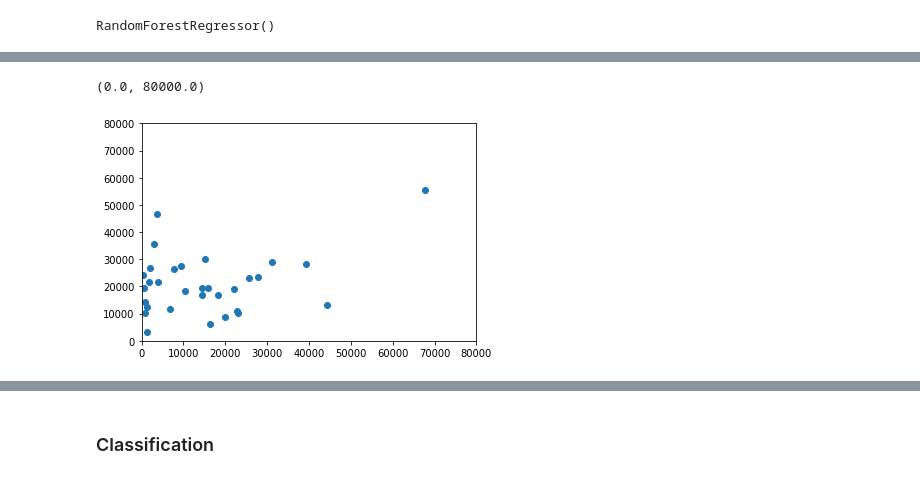
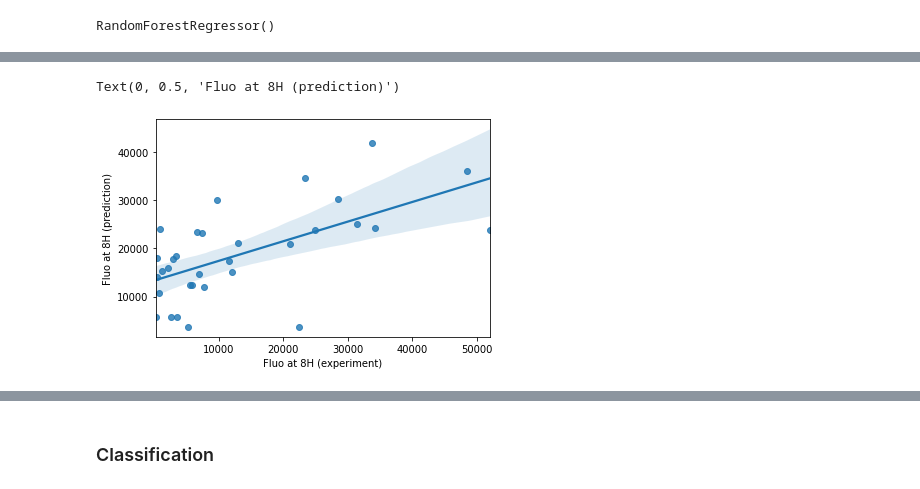
Before and after one commit to rmardian/intein-based-circuits, a Jupyter notebook: Sequence to Function Model.ipynb, the cells around one changed output, grey strips where cells are left out. Drawn from its saved outputs; the diff is of its cells as text; code cells hidden in the pictures.

```diff
--- a/Sequence to Function Model.ipynb
+++ b/Sequence to Function Model.ipynb
@@ -20 +21,5 @@ target = '600'
 df = data[['short_name', 'sequence', target]]
+# %%
+df['ecf'] = df['short_name'].str[:3]
+df['intein'] = df['short_name'].str[6:]
+df['intein'].unique()
@@ -20,0 +42,7 @@ df = data[['short_name', 'sequence', target]]
+# %%
+joined = pd.merge(df[['short_name', 'ecf', 'intein', '480']], protein_data, left_on='ecf', right_on='protein', how='left')
+joined = pd.merge(joined, protein_data, left_on='intein', right_on='protein', how='left')
+joined['protein'] = joined['n_x'] + joined['n_y'] + joined['c_y'] + joined['c_x']
+joined['len'] = joined['protein'].apply(lambda x: len(str(x)))
+#joined[['short_name', 'protein', 'len', '480']]
+joined
@@ -20,0 +63,2 @@ df = data[['short_name', 'sequence', target]]
+# %%
+df = joined[['short_name', 'protein', 'len', '480']].copy().dropna()
@@ -21,7 +73,7 @@ df = data[['short_name', 'sequence', target]]
 # %%
 def getKmers(sequence, size=3):
     return [sequence[x:x+size].lower() for x in range(len(sequence) - size + 1)]
-df['words'] = df.apply(lambda x: getKmers(x['sequence']), axis=1)
+df['words'] = df.apply(lambda x: getKmers(str(x['protein'])), axis=1)
 texts = list(df['words'])
 for item in range(len(texts)):
     texts[item] = ' '.join(texts[item])
@@ -109,7 +157,9 @@ r2_score(y_test, prediction_RF)
 # %%
-plt.scatter(y_test, prediction_RF)
-plt.xlim([0, 80000])
-plt.ylim([0, 80000])
+sns.regplot(y_test, prediction_RF)
+#plt.xlim([0, 80000])
+#plt.ylim([0, 80000])
+plt.xlabel('Fluo at 8H (experiment)')
+plt.ylabel('Fluo at 8H (prediction)')
 # %% [output]
-(0.0, 80000.0)
+Text(0, 0.5, 'Fluo at 8H (prediction)')
-[figure, old version]
+[figure, new version]
```
Also changed, not shown: parts of 9 cells of this notebook, 14 other files.
